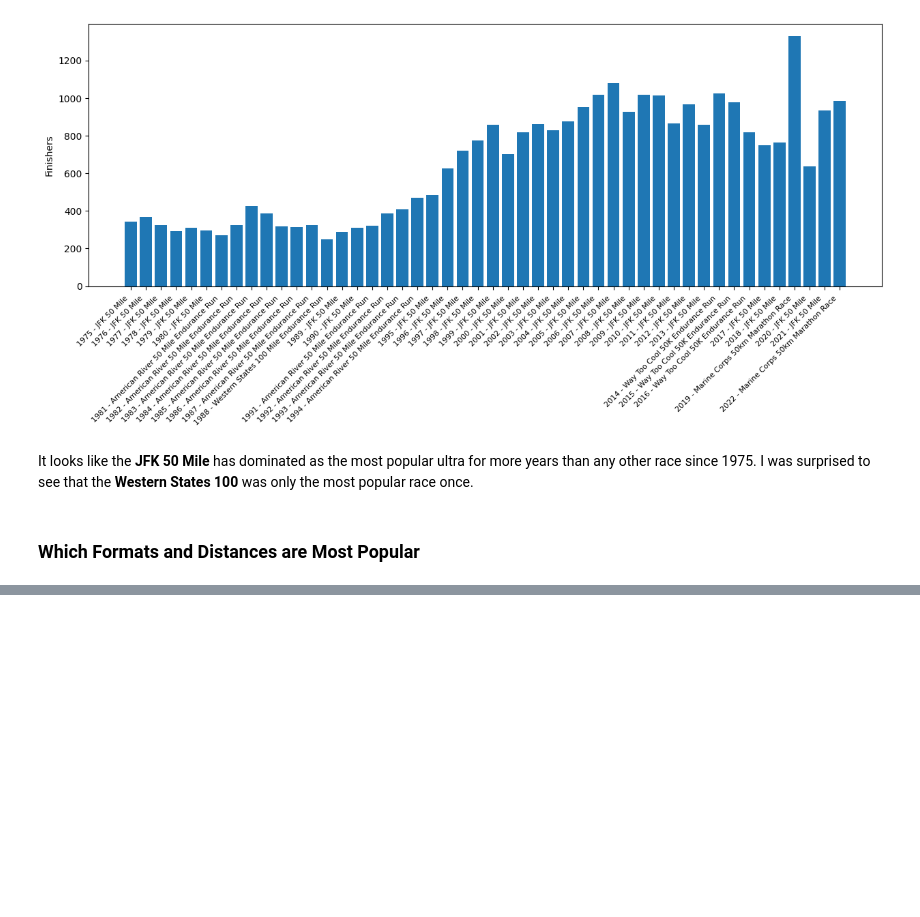
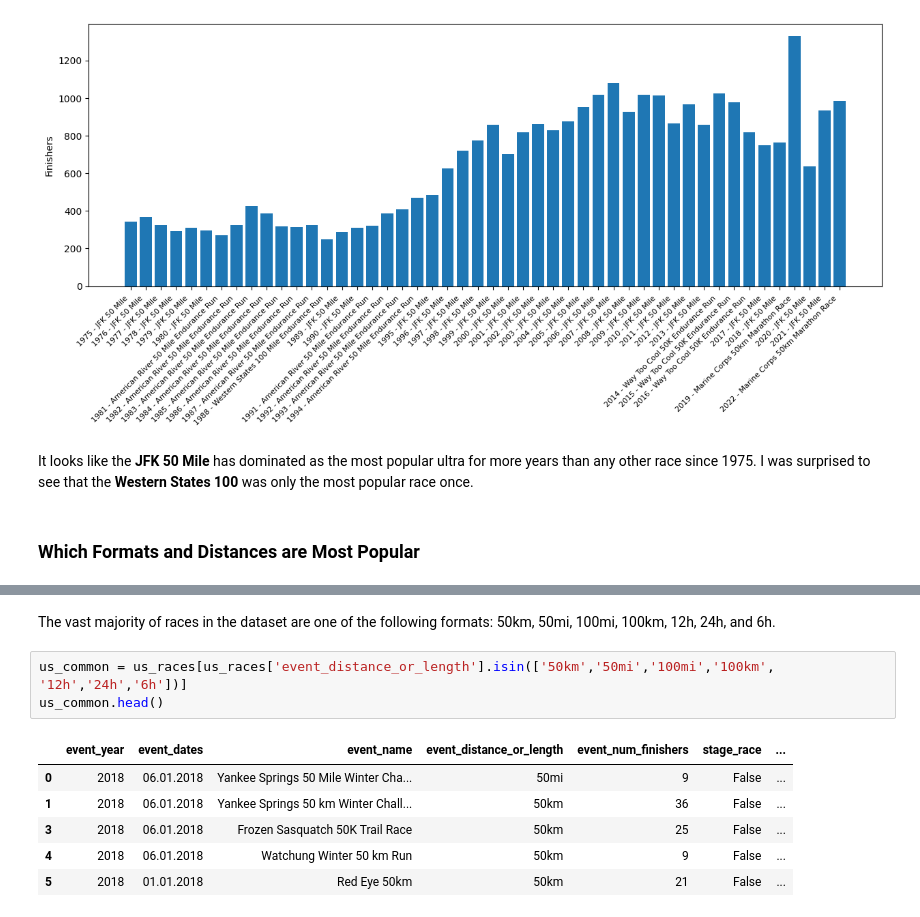
Before and after one commit to haackr/ultramarathon_data_study, a Jupyter notebook: Ultramarathons.ipynb, the cells around one changed output, grey strips where cells are left out. Saved outputs shown, nothing was run; the diff lists cells and outputs as text; blank space fills up the shorter version.

```diff
--- a/Ultramarathons.ipynb
+++ b/Ultramarathons.ipynb
@@ -235,0 +264,12 @@ It looks like the **JFK 50 Mile** has dominated as the most popular ultra for mo
+# %% [markdown]
+The vast majority of races in the dataset are one of the following formats: 50km, 50mi, 100mi, 100km, 12h, 24h, and 6h.
+# %%
+us_common = us_races[us_races['event_distance_or_length'].isin(['50km','50mi','100mi','100km', '12h','24h','6h'])]
+us_common.head()
+# %% [output]
+|  | event_year | event_dates | event_name | event_distance_or_length | event_num_finishers | stage_race | ... |
+| 0 | 2018 | 06.01.2018 | Yankee Springs 50 Mile Winter Cha... | 50mi | 9 | False | ... |
+| 1 | 2018 | 06.01.2018 | Yankee Springs 50 km Winter Chall... | 50km | 36 | False | ... |
+| 3 | 2018 | 06.01.2018 | Frozen Sasquatch 50K Trail Race | 50km | 25 | False | ... |
+| 4 | 2018 | 06.01.2018 | Watchung Winter 50 km Run | 50km | 9 | False | ... |
+| 5 | 2018 | 01.01.2018 | Red Eye 50km | 50km | 21 | False | ... |
```
Also changed, not shown: parts of 11 cells of this notebook.
